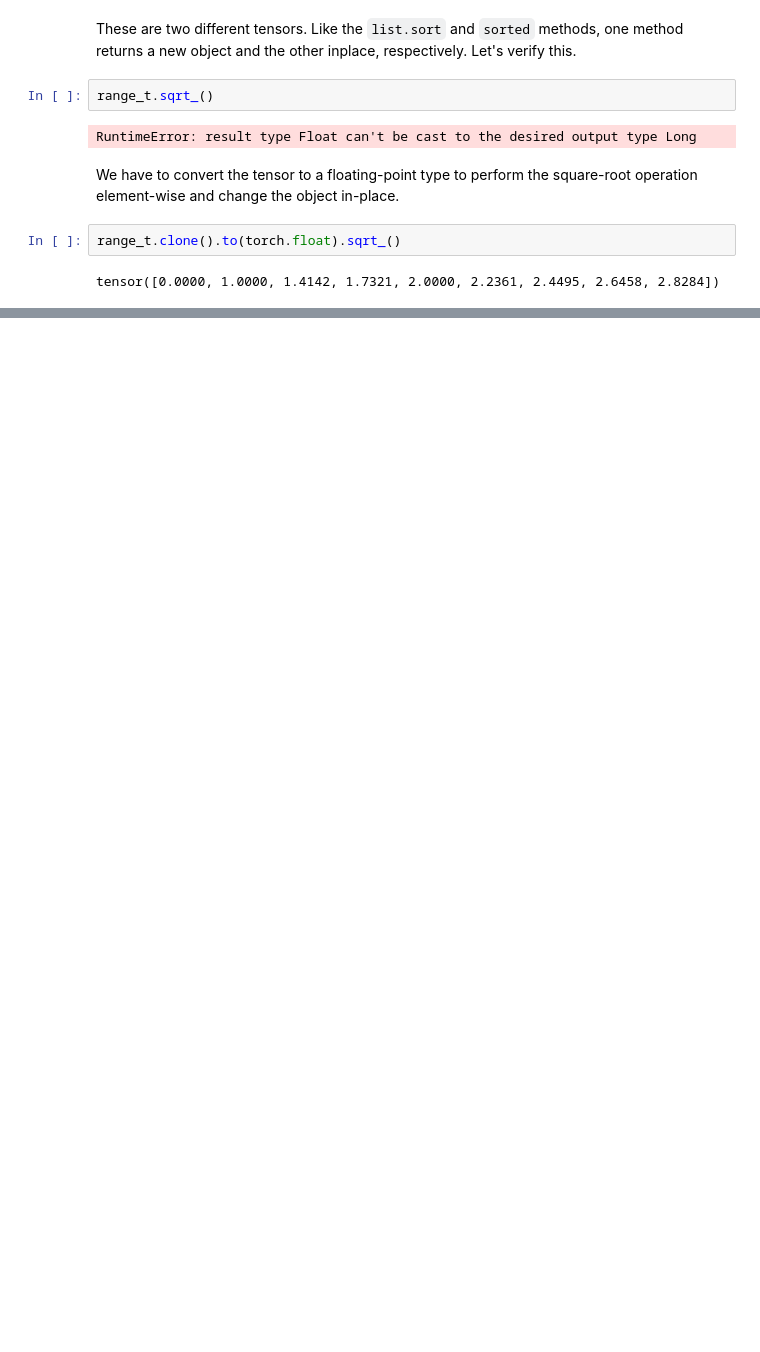
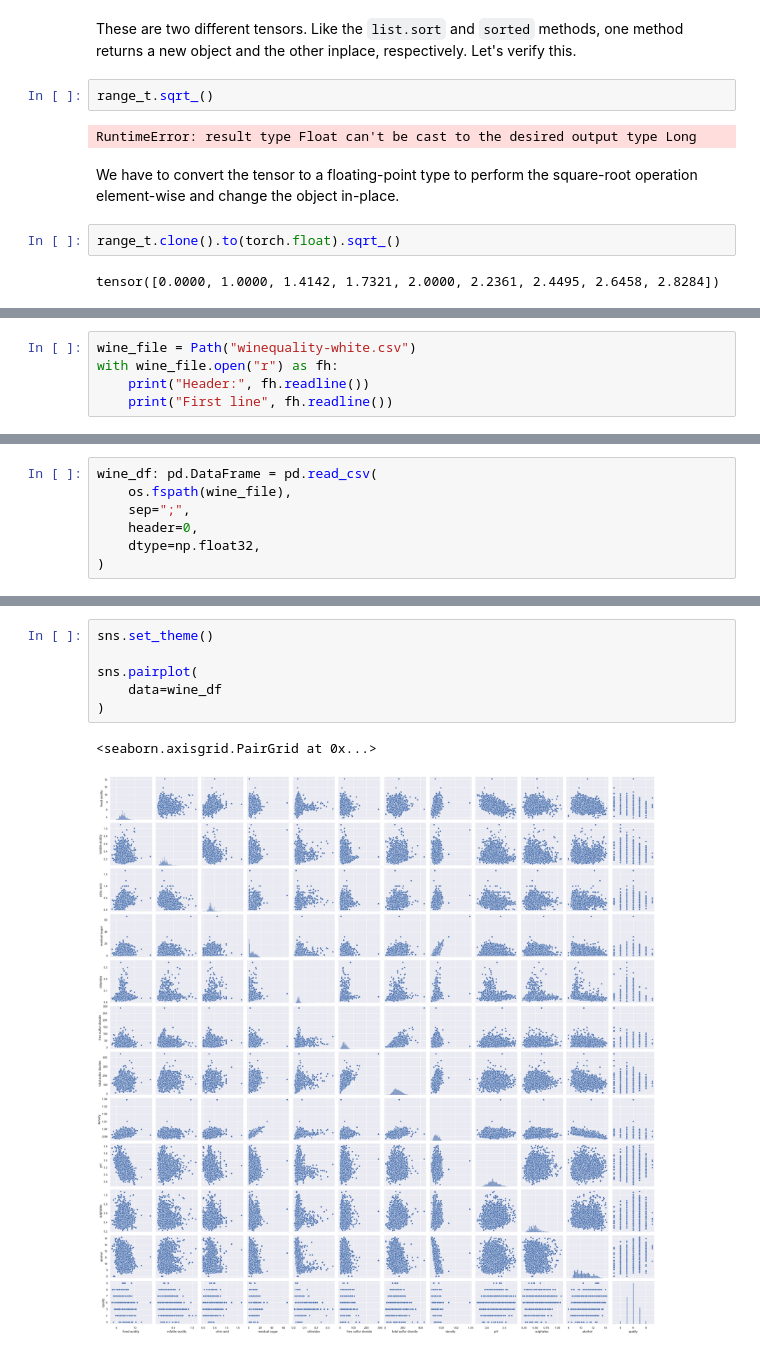
Before and after one commit to hoganman/deeplearningpytorch, a Jupyter notebook: 01-tensors-basics.ipynb, the cells around one changed output, grey strips where cells are left out. Saved outputs shown, nothing was run; the diff lists cells and outputs as text; blank space fills up the shorter version.

Commit message:
Plot tabular data

```diff
--- a/01-tensors-basics.ipynb
+++ b/01-tensors-basics.ipynb
@@ -130,0 +142,5 @@ tensor([0.0000, 1.0000, 1.4142, 1.7321, 2.0000, 2.2361, 2.4495, 2.6458, 2.8284])
+# %%
+wine_file = Path("winequality-white.csv")
+with wine_file.open("r") as fh:
+    print("Header:", fh.readline())
+    print("First line", fh.readline())
@@ -130,0 +153,7 @@ tensor([0.0000, 1.0000, 1.4142, 1.7321, 2.0000, 2.2361, 2.4495, 2.6458, 2.8284])
+# %%
+wine_df: pd.DataFrame = pd.read_csv(
+    os.fspath(wine_file),
+    sep=";",
+    header=0,
+    dtype=np.float32,
+)
@@ -130,0 +169,9 @@ tensor([0.0000, 1.0000, 1.4142, 1.7321, 2.0000, 2.2361, 2.4495, 2.6458, 2.8284])
+# %%
+sns.set_theme()
+
+sns.pairplot(
+    data=wine_df
+)
+# %% [output]
+<seaborn.axisgrid.PairGrid at 0x...>
+[figure, added]
```
Also changed, not shown: parts of 8 cells of this notebook.
